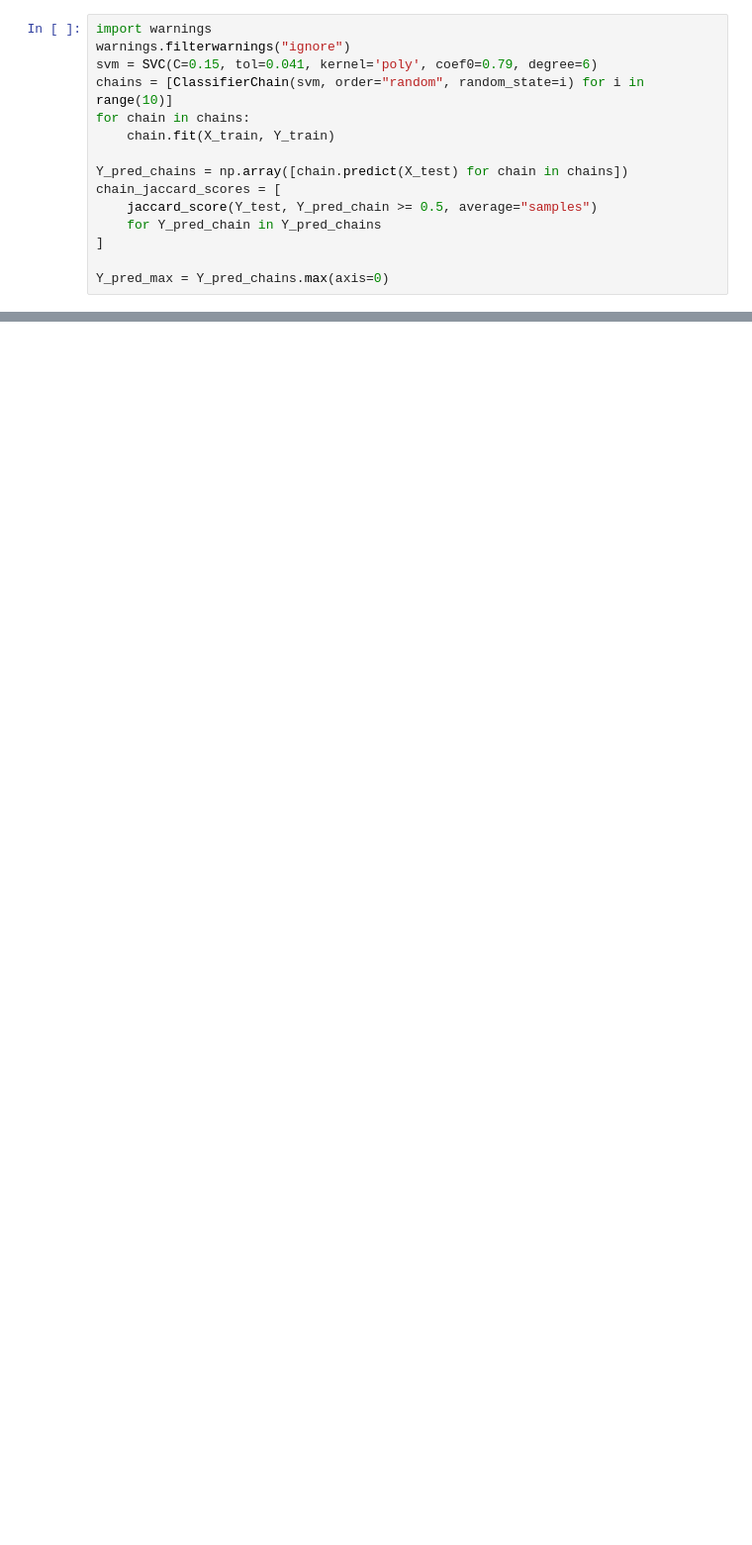
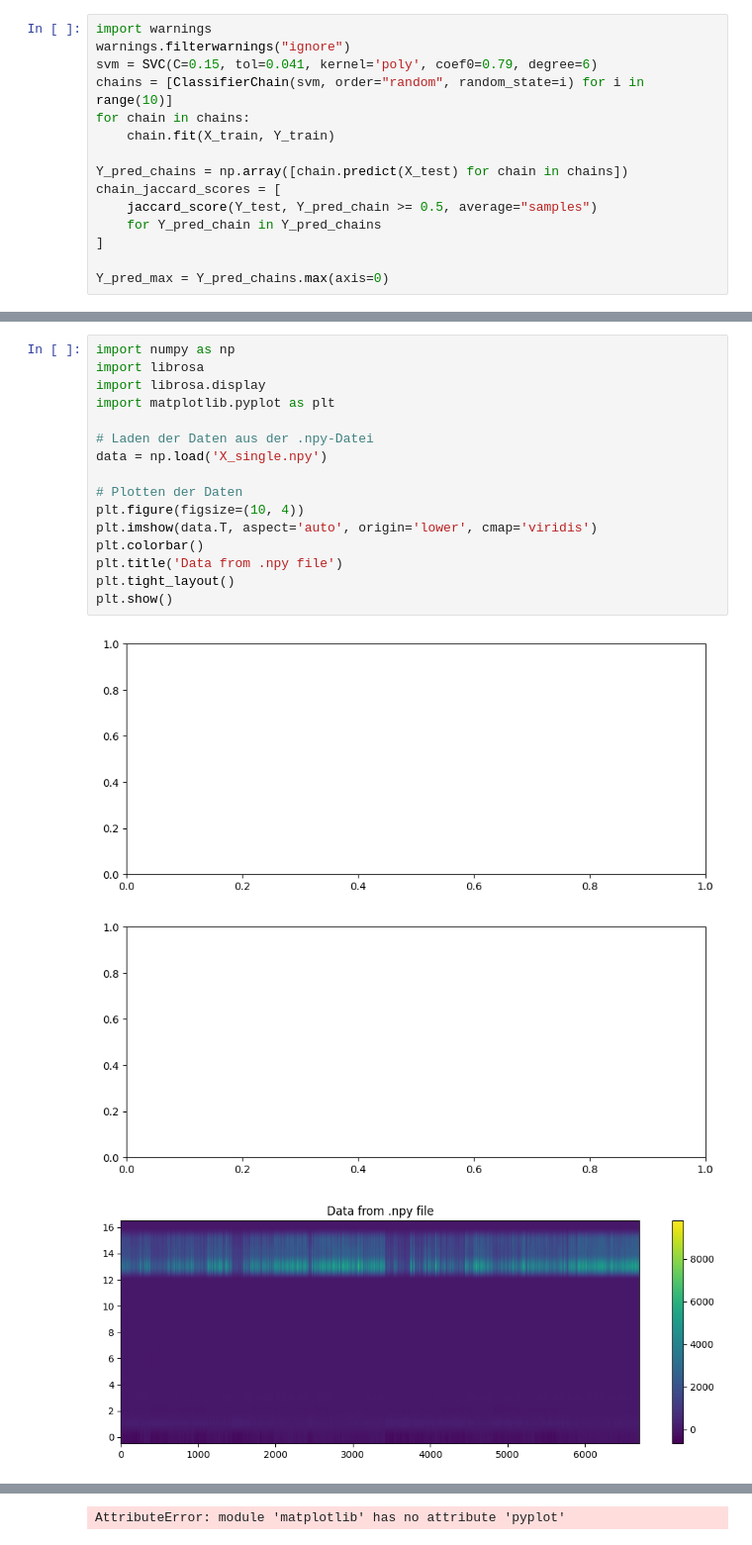
Before and after one commit to TanjaZast/InstrumentalClassification, a Jupyter notebook: Notebooks/SVM_multi.ipynb, the cells around one changed output, grey strips where cells are left out. Shown at 99% size. Saved outputs shown, nothing was run; the diff lists cells and outputs as text; blank space fills up the shorter version.

```diff
--- a/Notebooks/SVM_multi.ipynb
+++ b/Notebooks/SVM_multi.ipynb
@@ -156,0 +159,20 @@ plt.show()
+# %%
+import numpy as np
+import librosa
+import librosa.display
+import matplotlib.pyplot as plt
+
+# Laden der Daten aus der .npy-Datei
+data = np.load('X_single.npy')
+
+# Plotten der Daten
+plt.figure(figsize=(10, 4))
+plt.imshow(data.T, aspect='auto', origin='lower', cmap='viridis')
+plt.colorbar()
+plt.title('Data from .npy file')
+plt.tight_layout()
+plt.show()
+# %% [output]
+[figure, added]
+[figure, added]
+[figure, added]
@@ -156,0 +183 @@ plt.show()
+AttributeError: module 'matplotlib' has no attribute 'pyplot'
```
Also changed, not shown: parts of 9 cells of this notebook, 14 other files.
